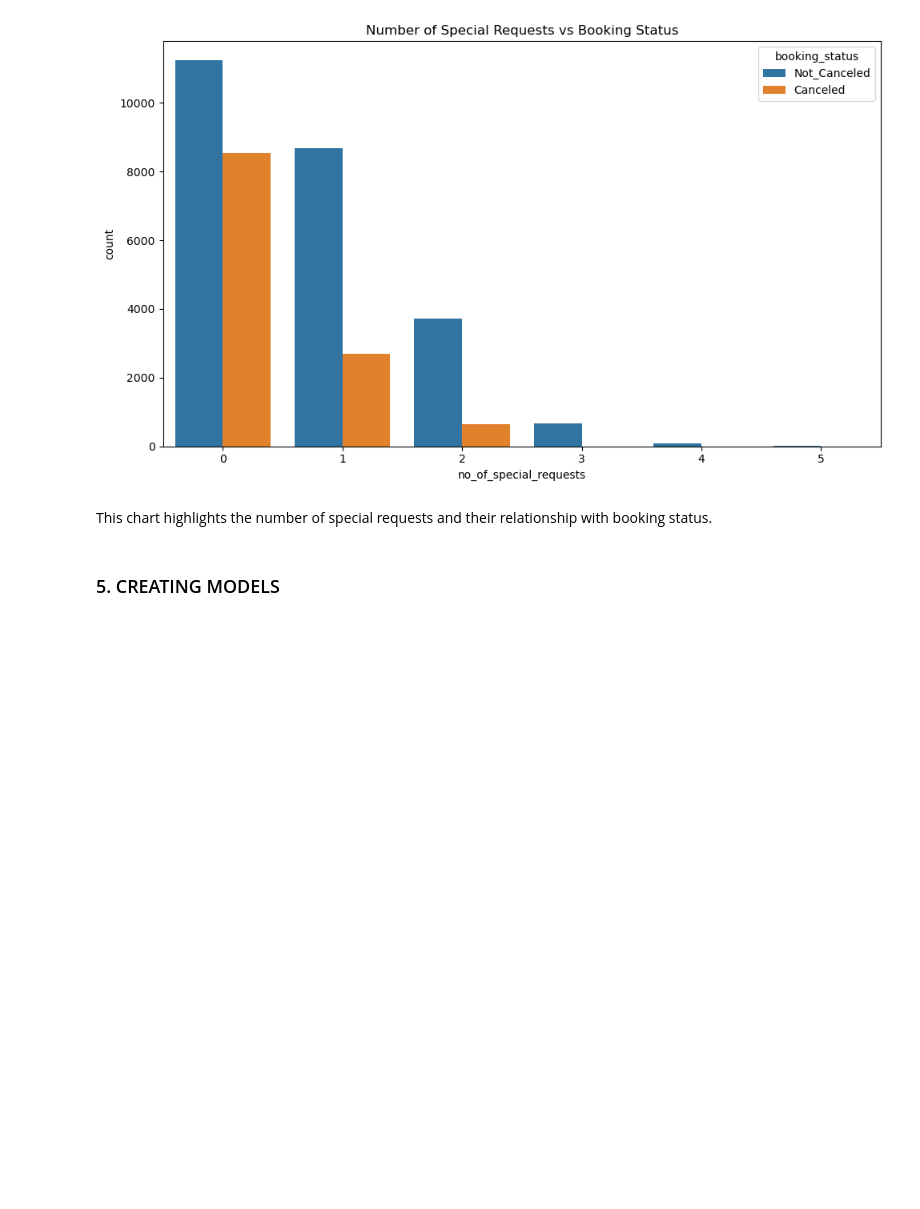
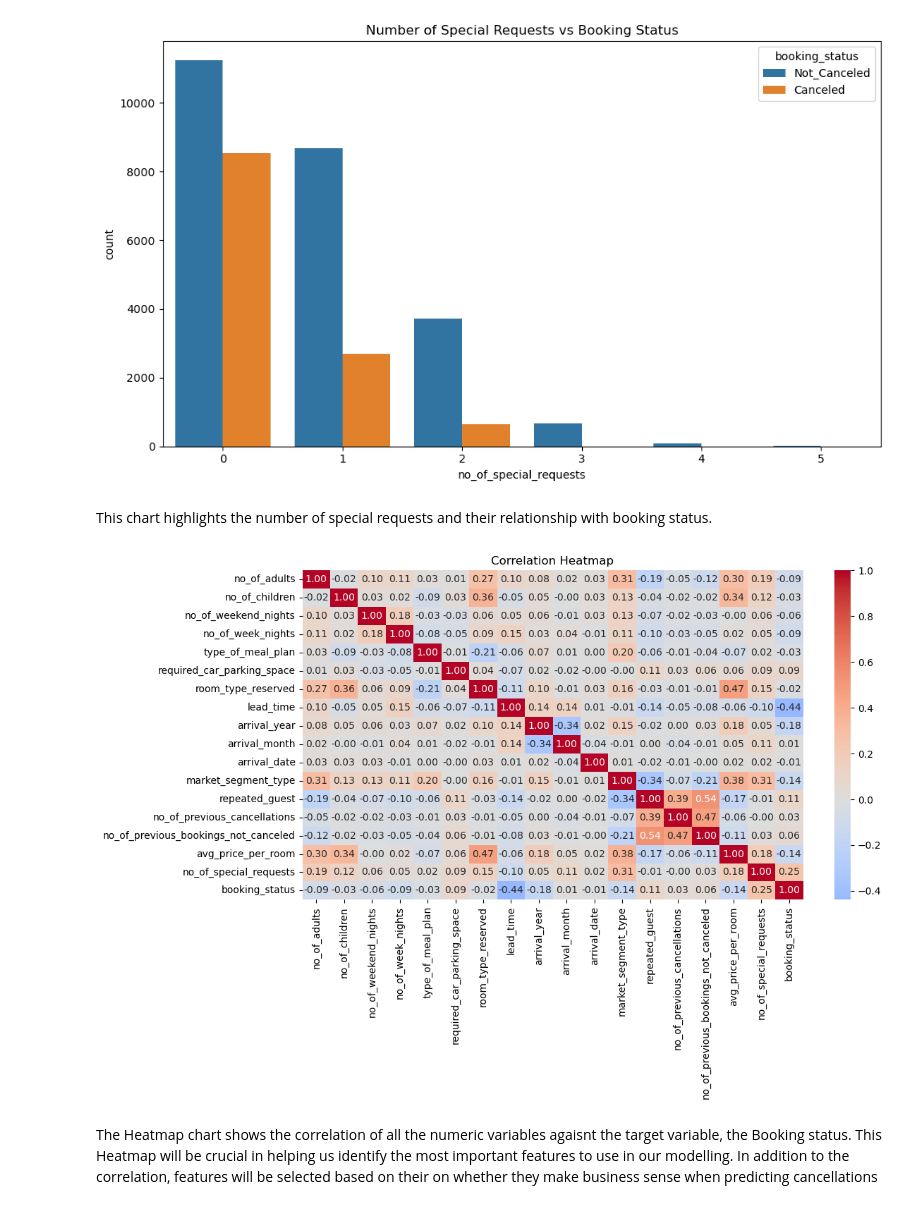
Before and after one commit to James-tech4/JAMES-PHASE-3-DSPT-8-PROJECT, a Jupyter notebook: project.ipynb, the cells around one changed output. Saved outputs shown, nothing was run; the diff lists cells and outputs as text; code cells hidden in the pictures; blank space fills up the shorter version.

```diff
--- a/project.ipynb
+++ b/project.ipynb
@@ -252,5 +252,3 @@ plt.show()
 [figure]
 # %% [markdown]
 This chart highlights the number of special requests and their relationship with booking status.
-# %% [markdown]
-### 5. CREATING MODELS
@@ -262,0 +255,25 @@ def skewness_heatmap(df, num_features, center_value=0):
+# %%
+# Remove non-numeric columns that won't be used for correlation
+columns_to_drop = ['Booking_ID']
+df_analysis = df.drop(columns=columns_to_drop)
+
+# Convert categorical variables to numeric
+le = LabelEncoder()
+categorical_cols = ['type_of_meal_plan', 'room_type_reserved', 'market_segment_type', 'booking_status']
+for col in categorical_cols:
+    df_analysis[col] = le.fit_transform(df_analysis[col])
+
+# Calculate correlations
+correlations = df_analysis.corr()['booking_status'].sort_values(ascending=False)
+
+# Plot correlation heatmap
+plt.figure(figsize=(12, 8))
+sns.heatmap(df_analysis.corr(), annot=True, cmap='coolwarm', center=0, fmt='.2f')
+plt.title('Correlation Heatmap')
+plt.xticks(rotation=90)
+plt.yticks(rotation=0)
+plt.tight_layout()
+# %% [output]
+[figure, added]
+# %% [markdown]
+The Heatmap chart shows the correlation of all the numeric variables agaisnt the target variable, the Booking status. This Heatmap will be crucial in helping us identify the most important features to use in our modelling. In addition to the correlation, features will be selected based on their on whether they make business sense when predicting cancellations
```
Also changed, not shown: parts of 20 cells of this notebook.
